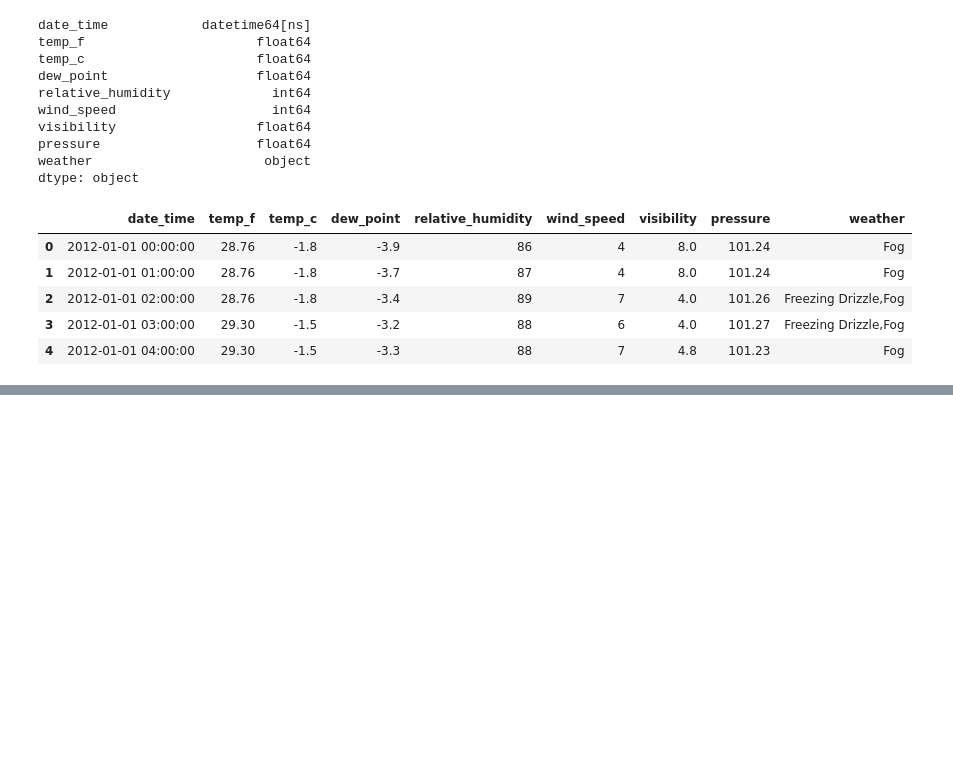
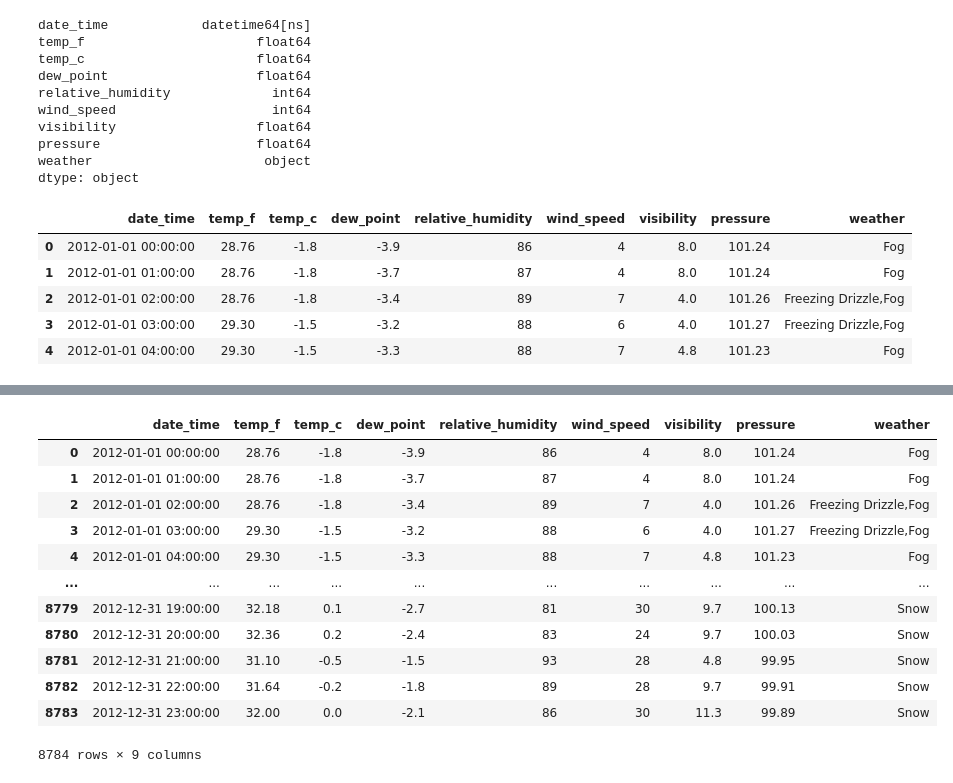
Before and after one commit to JDowBellarmine/IP2_JDD1, a Jupyter notebook: IP2_JDD1.ipynb, the cells around one changed output, grey strips where cells are left out. Saved outputs shown, nothing was run; the diff lists cells and outputs as text; code cells hidden in the pictures; blank space fills up the shorter version.

```diff
--- a/IP2_JDD1.ipynb
+++ b/IP2_JDD1.ipynb
@@ -199,0 +286,16 @@ Name: date_time, Length: 8784, dtype: int64
+# %%
+df
+# %% [output]
+|  | date_time | temp_f | temp_c | dew_point | relative_humidity | wind_speed | visibility | pressure | weather |
+| 0 | 2012-01-01 00:00:00 | 28.76 | -1.8 | -3.9 | 86 | 4 | 8.0 | 101.24 | Fog |
+| 1 | 2012-01-01 01:00:00 | 28.76 | -1.8 | -3.7 | 87 | 4 | 8.0 | 101.24 | Fog |
+| 2 | 2012-01-01 02:00:00 | 28.76 | -1.8 | -3.4 | 89 | 7 | 4.0 | 101.26 | Freezing Drizzle,Fog |
+| 3 | 2012-01-01 03:00:00 | 29.30 | -1.5 | -3.2 | 88 | 6 | 4.0 | 101.27 | Freezing Drizzle,Fog |
+| 4 | 2012-01-01 04:00:00 | 29.30 | -1.5 | -3.3 | 88 | 7 | 4.8 | 101.23 | Fog |
+| ... | ... | ... | ... | ... | ... | ... | ... | ... | ... |
+| 8779 | 2012-12-31 19:00:00 | 32.18 | 0.1 | -2.7 | 81 | 30 | 9.7 | 100.13 | Snow |
+| 8780 | 2012-12-31 20:00:00 | 32.36 | 0.2 | -2.4 | 83 | 24 | 9.7 | 100.03 | Snow |
+| 8781 | 2012-12-31 21:00:00 | 31.10 | -0.5 | -1.5 | 93 | 28 | 4.8 | 99.95 | Snow |
+| 8782 | 2012-12-31 22:00:00 | 31.64 | -0.2 | -1.8 | 89 | 28 | 9.7 | 99.91 | Snow |
+| 8783 | 2012-12-31 23:00:00 | 32.00 | 0.0 | -2.1 | 86 | 30 | 11.3 | 99.89 | Snow |
+8784 rows × 9 columns
```
Also changed, not shown: parts of 23 cells of this notebook, 3 other files.
